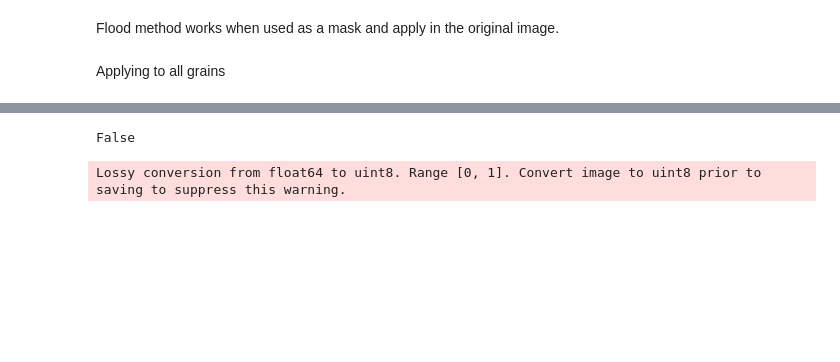
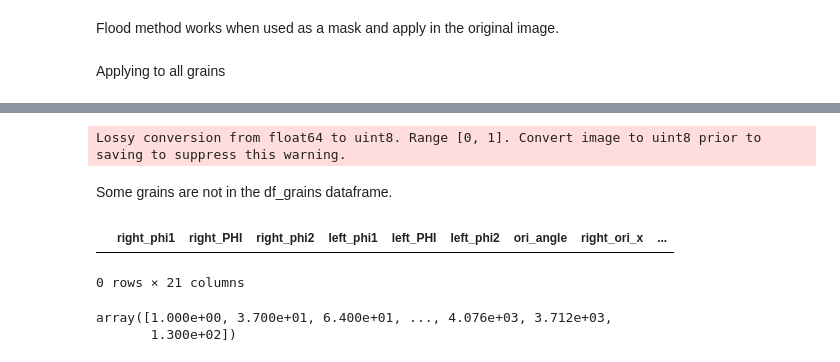
Before and after one commit to bruno-manoel-dbki/tantalum, a Jupyter notebook: source/Grain selection.ipynb, the cells around one changed output, grey strips where cells are left out. Saved outputs shown, nothing was run; the diff lists cells and outputs as text; code cells hidden in the pictures; blank space fills up the shorter version.

```diff
--- a/source/Grain selection.ipynb
+++ b/source/Grain selection.ipynb
@@ -271,5 +287 @@ Clipping input data to the valid range for imshow with RGB data ([0..1] for floa
-# %%
-not(any(grain_info[["right_phi1","right_PHI","right_phi2"]]))
-# %% [output]
-False
 # %%
@@ -277,2 +289,14 @@ io.imsave("processing/"+ file +'.png',np_img)
 # %% [output]
 Lossy conversion from float64 to uint8. Range [0, 1]. Convert image to uint8 prior to saving to suppress this warning.
+# %% [markdown]
+Some grains are not in the df_grains dataframe.
+# %%
+df[df["grain_left"].isnull()]
+# %% [output]
+|  | right_phi1 | right_PHI | right_phi2 | left_phi1 | left_PHI | left_phi2 | ori_angle | right_ori_x | ... |
+0 rows × 21 columns
+# %%
+df["grain_left"].unique()
+# %% [output]
+array([1.000e+00, 3.700e+01, 6.400e+01, ..., 4.076e+03, 3.712e+03,
+       1.300e+02])
```
Also changed, not shown: parts of 20 cells of this notebook.
